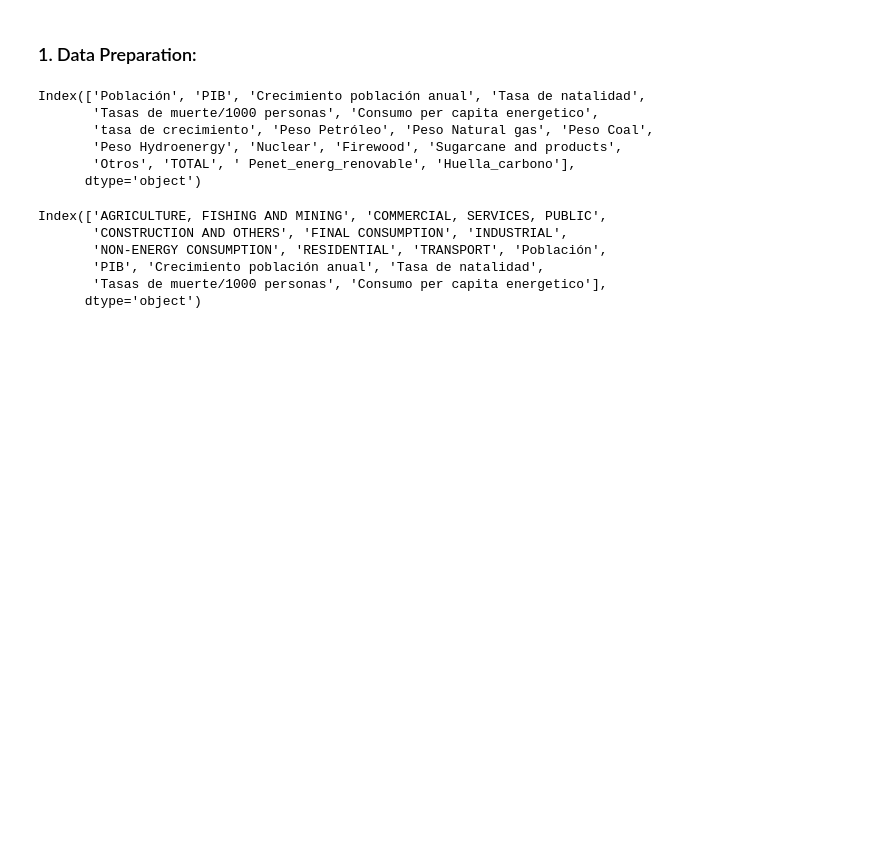
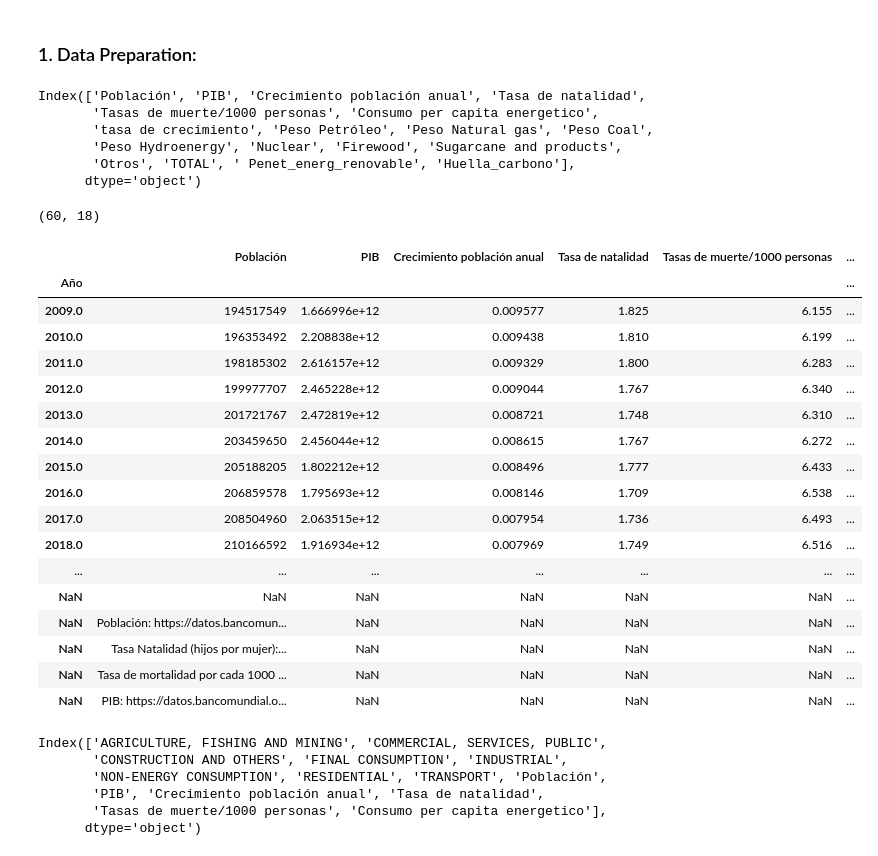
Before and after one commit to abominguez/TFM, a Jupyter notebook: codes/TFM_Nam.ipynb, the cells around one changed output. Cells and saved outputs as stored; diff of their text form; code cells hidden in the pictures; blank space fills up the shorter version.

```diff
--- a/codes/TFM_Nam.ipynb
+++ b/codes/TFM_Nam.ipynb
@@ -782,6 +782,31 @@ Index(['Población', 'PIB', 'Crecimiento población anual', 'Tasa de natalidad',
        'Peso Hydroenergy', 'Nuclear', 'Firewood', 'Sugarcane and products',
        'Otros', 'TOTAL', ' Penet_energ_renovable', 'Huella_carbono'],
       dtype='object')
+# %%
+economic_demographic_data.shape
+# %% [output]
+(60, 18)
+# %%
+economic_demographic_data.tail(20)
+# %% [output]
+|  | Población | PIB | Crecimiento población anual | Tasa de natalidad | Tasas de muerte/1000 personas | ... |
+| Año |  |  |  |  |  | ... |
+| 2009.0 | 194517549 | 1.666996e+12 | 0.009577 | 1.825 | 6.155 | ... |
+| 2010.0 | 196353492 | 2.208838e+12 | 0.009438 | 1.810 | 6.199 | ... |
+| 2011.0 | 198185302 | 2.616157e+12 | 0.009329 | 1.800 | 6.283 | ... |
+| 2012.0 | 199977707 | 2.465228e+12 | 0.009044 | 1.767 | 6.340 | ... |
+| 2013.0 | 201721767 | 2.472819e+12 | 0.008721 | 1.748 | 6.310 | ... |
+| 2014.0 | 203459650 | 2.456044e+12 | 0.008615 | 1.767 | 6.272 | ... |
+| 2015.0 | 205188205 | 1.802212e+12 | 0.008496 | 1.777 | 6.433 | ... |
+| 2016.0 | 206859578 | 1.795693e+12 | 0.008146 | 1.709 | 6.538 | ... |
+| 2017.0 | 208504960 | 2.063515e+12 | 0.007954 | 1.736 | 6.493 | ... |
+| 2018.0 | 210166592 | 1.916934e+12 | 0.007969 | 1.749 | 6.516 | ... |
+| ... | ... | ... | ... | ... | ... | ... |
+| NaN | NaN | NaN | NaN | NaN | NaN | ... |
+| NaN | Población: https://datos.bancomun... | NaN | NaN | NaN | NaN | ... |
+| NaN | Tasa Natalidad (hijos por mujer):... | NaN | NaN | NaN | NaN | ... |
+| NaN | Tasa de mortalidad por cada 1000 ... | NaN | NaN | NaN | NaN | ... |
+| NaN | PIB: https://datos.bancomundial.o... | NaN | NaN | NaN | NaN | ... |
 # %%
 selected_cols=cols[:6]
 # %%
```
Also changed, not shown: parts of 15 cells of this notebook, 5 other files.
